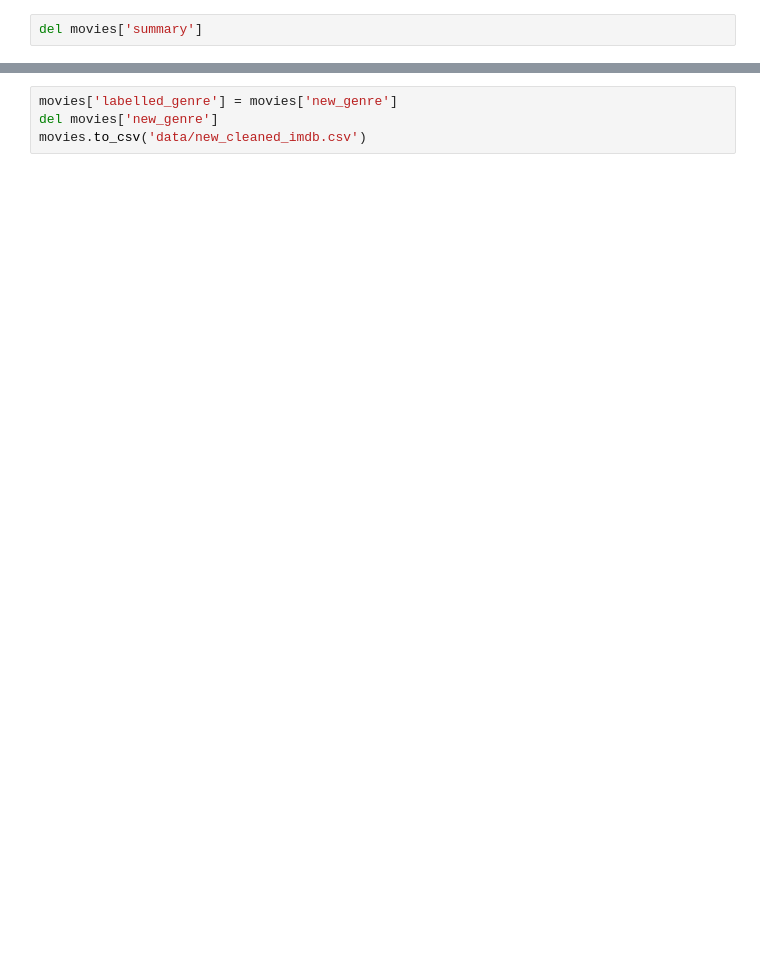
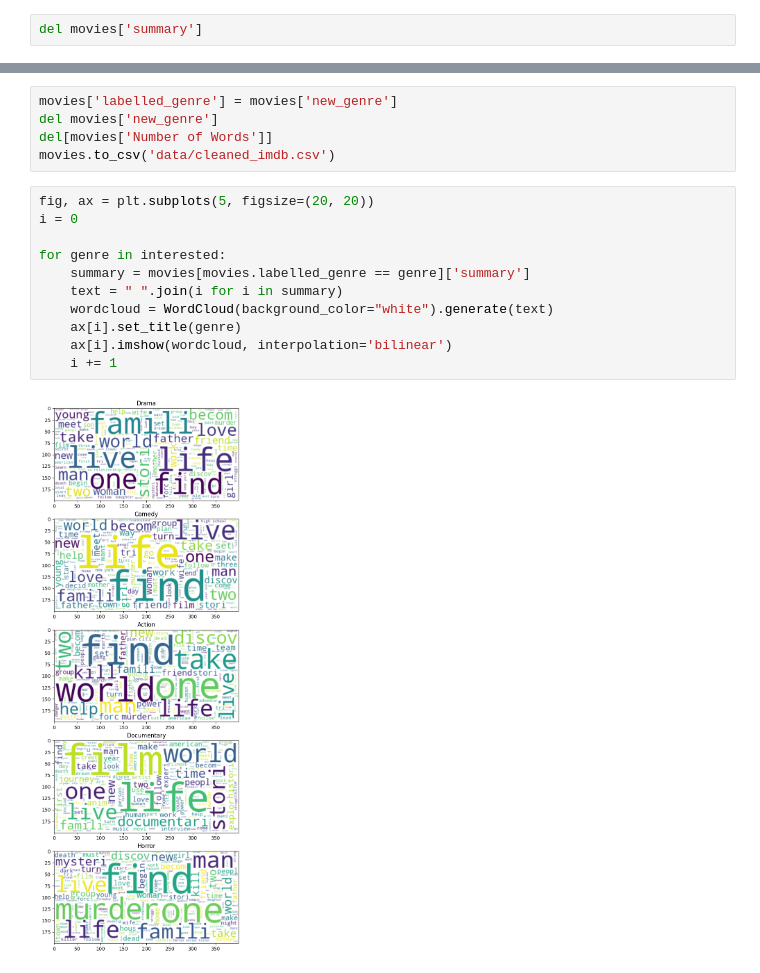
Before and after one commit to OrionStar25/CS5242-Final-Project, a Jupyter notebook: data_visualization.ipynb, the cells around one changed output, grey strips where cells are left out. Cells and saved outputs as stored; diff of their text form; blank space fills up the shorter version.

```diff
--- a/data_visualization.ipynb
+++ b/data_visualization.ipynb
@@ -129,4 +280,18 @@ movies.new_genre.value_counts().sort_values().plot(kind = 'barh')
 # %%
 movies['labelled_genre'] = movies['new_genre']
 del movies['new_genre']
-movies.to_csv('data/new_cleaned_imdb.csv')
+del[movies['Number of Words']]
+movies.to_csv('data/cleaned_imdb.csv')
+# %%
+fig, ax = plt.subplots(5, figsize=(20, 20))
+i = 0
+
+for genre in interested:
+    summary = movies[movies.labelled_genre == genre]['summary']
+    text = " ".join(i for i in summary)
+    wordcloud = WordCloud(background_color="white").generate(text)
+    ax[i].set_title(genre)
+    ax[i].imshow(wordcloud, interpolation='bilinear')
+    i += 1
+# %% [output]
+[figure, added]
```
Also changed, not shown: parts of 27 cells of this notebook, 4 other files.
